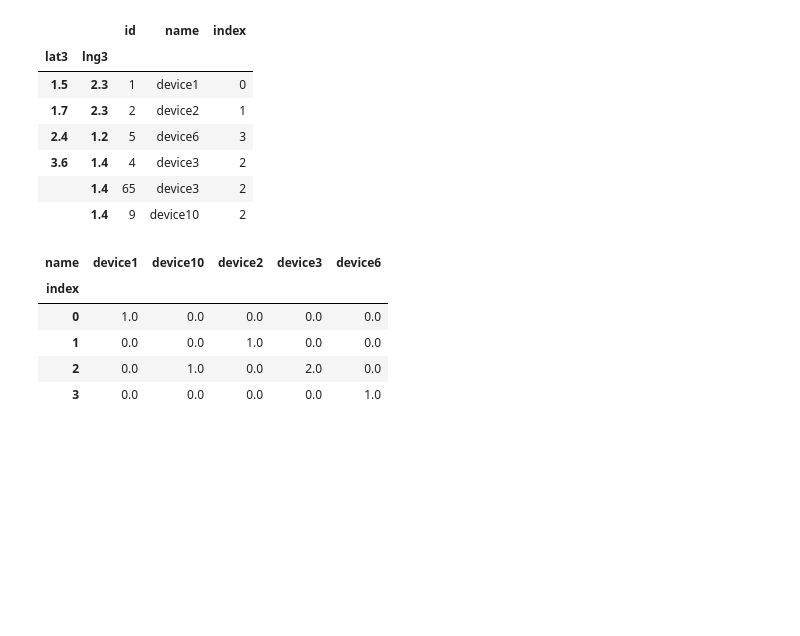
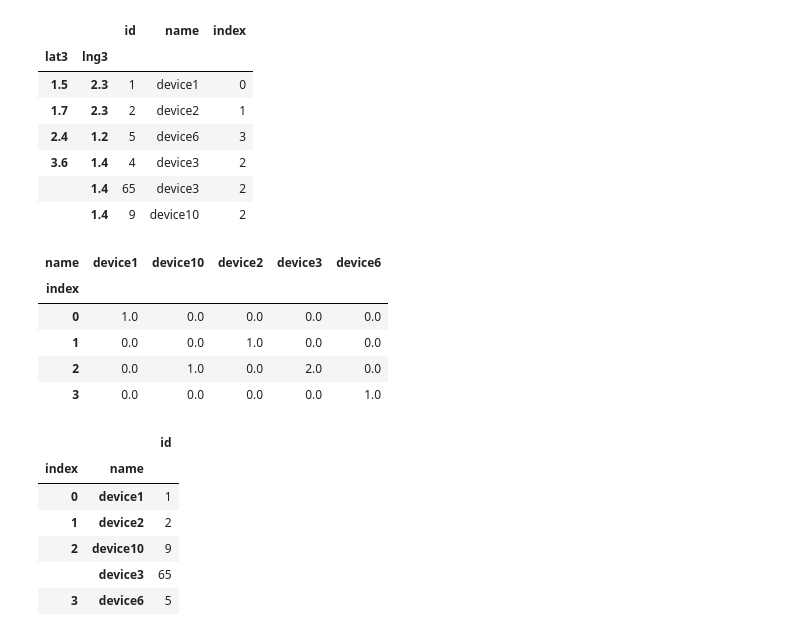
Before and after one commit to tfukami/AD_study, a Jupyter notebook: pandas_test.ipynb, the cells around one changed output. Saved outputs shown, nothing was run; the diff lists cells and outputs as text; code cells hidden in the pictures; blank space fills up the shorter version.

```diff
--- a/pandas_test.ipynb
+++ b/pandas_test.ipynb
@@ -633,3 +644,14 @@ g
 | 1 | 0.0 | 0.0 | 1.0 | 0.0 | 0.0 |
 | 2 | 0.0 | 1.0 | 0.0 | 2.0 | 0.0 |
 | 3 | 0.0 | 0.0 | 0.0 | 0.0 | 1.0 |
+# %%
+g1 = data.groupby(['index', 'name']).max()
+g1
+# %% [output]
+|  |  | id |
+| index | name |  |
+| 0 | device1 | 1 |
+| 1 | device2 | 2 |
+| 2 | device10 | 9 |
+|  | device3 | 65 |
+| 3 | device6 | 5 |
```
Also changed, not shown: parts of 2 cells of this notebook, 1 other file.
